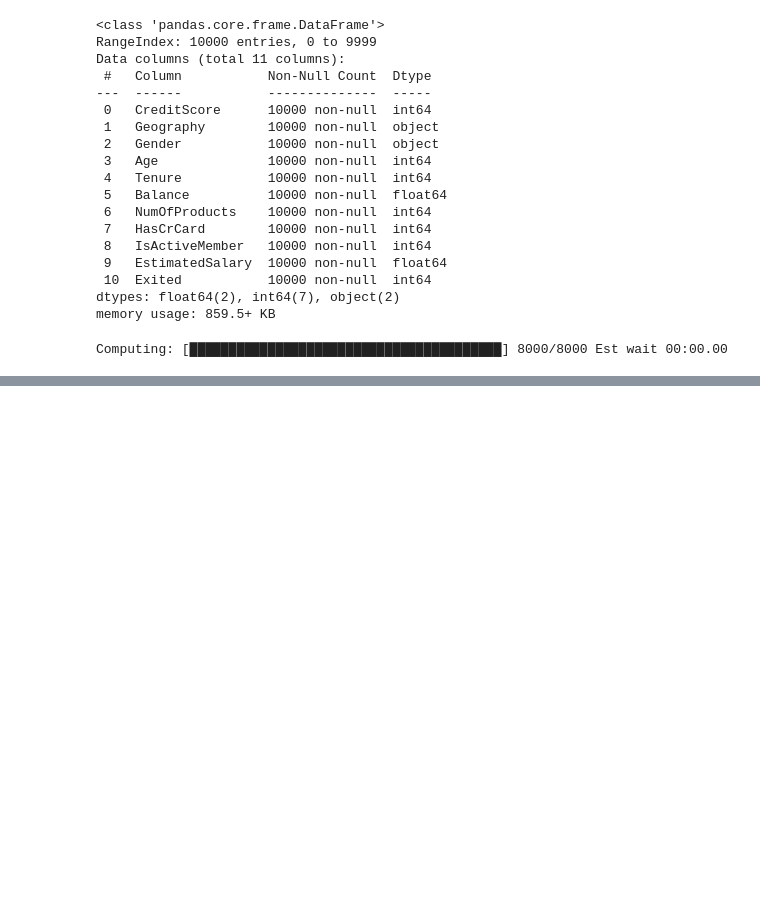
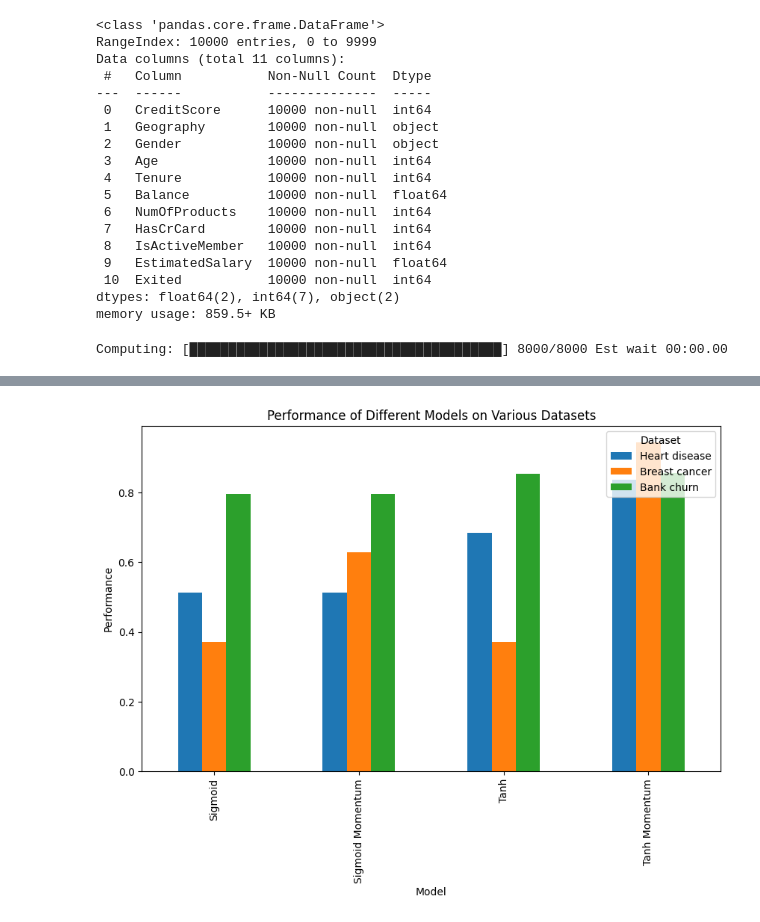
Before and after one commit to adityavkulkarni/6375_Assignment_1_NN, a Jupyter notebook: eda.ipynb, the cells around one changed output, grey strips where cells are left out. Saved outputs shown, nothing was run; the diff lists cells and outputs as text; code cells hidden in the pictures; blank space fills up the shorter version.

```diff
--- a/eda.ipynb
+++ b/eda.ipynb
@@ -75,0 +88,2 @@ Computing: [██████████████████████
+# %%
+df = pd.read_csv('out/compare.csv', index_col="Dataset")
@@ -75,0 +99,18 @@ Computing: [██████████████████████
+# %%
+data_transposed = df.transpose()
+
+# Plotting
+ax = data_transposed.plot(kind='bar', figsize=(10, 6))
+
+# Add title and labels
+plt.title('Performance of Different Models on Various Datasets')
+plt.xlabel('Model')
+plt.ylabel('Performance')
+
+# Add legend
+plt.legend(title='Dataset', loc='upper right')
+
+# Show the plot
+plt.show()
+# %% [output]
+[figure, added]
```
Also changed, not shown: parts of 5 cells of this notebook, 4 other files.
